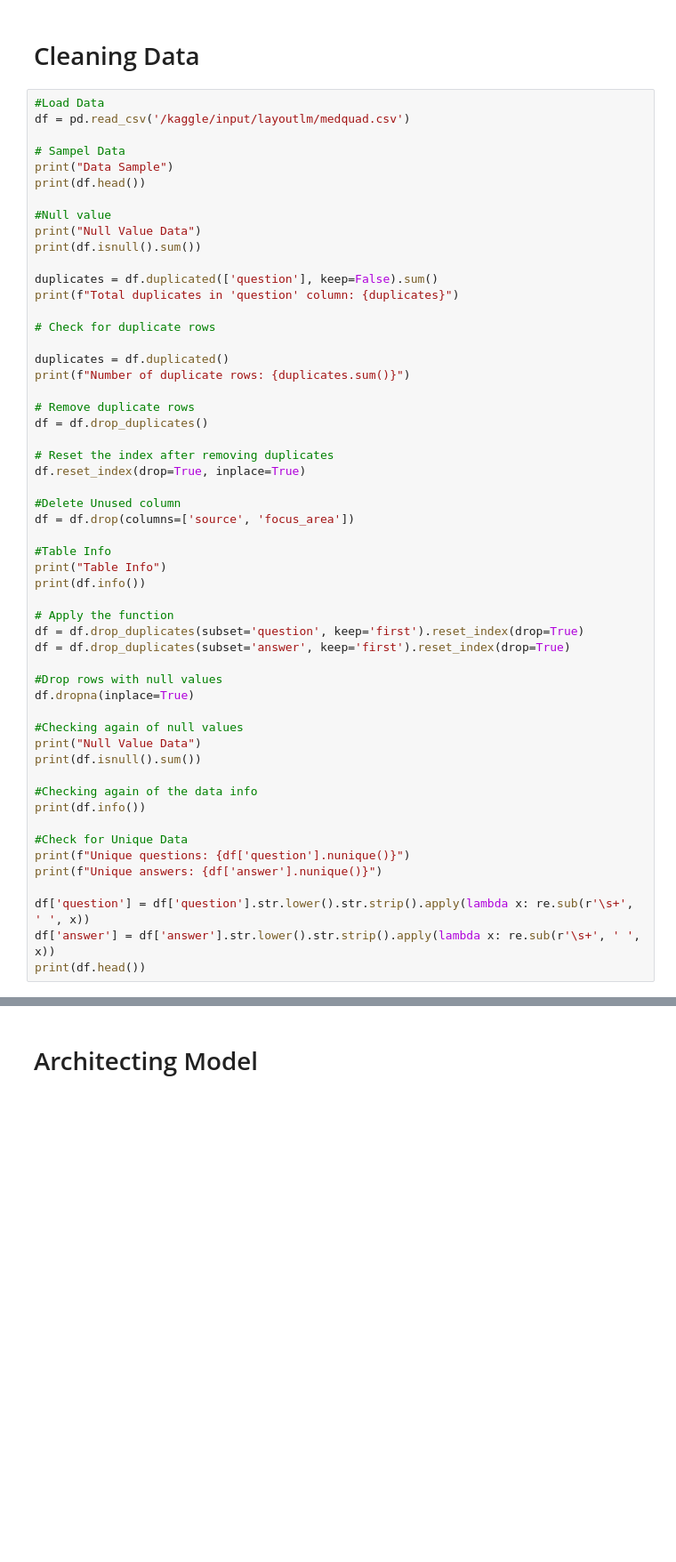
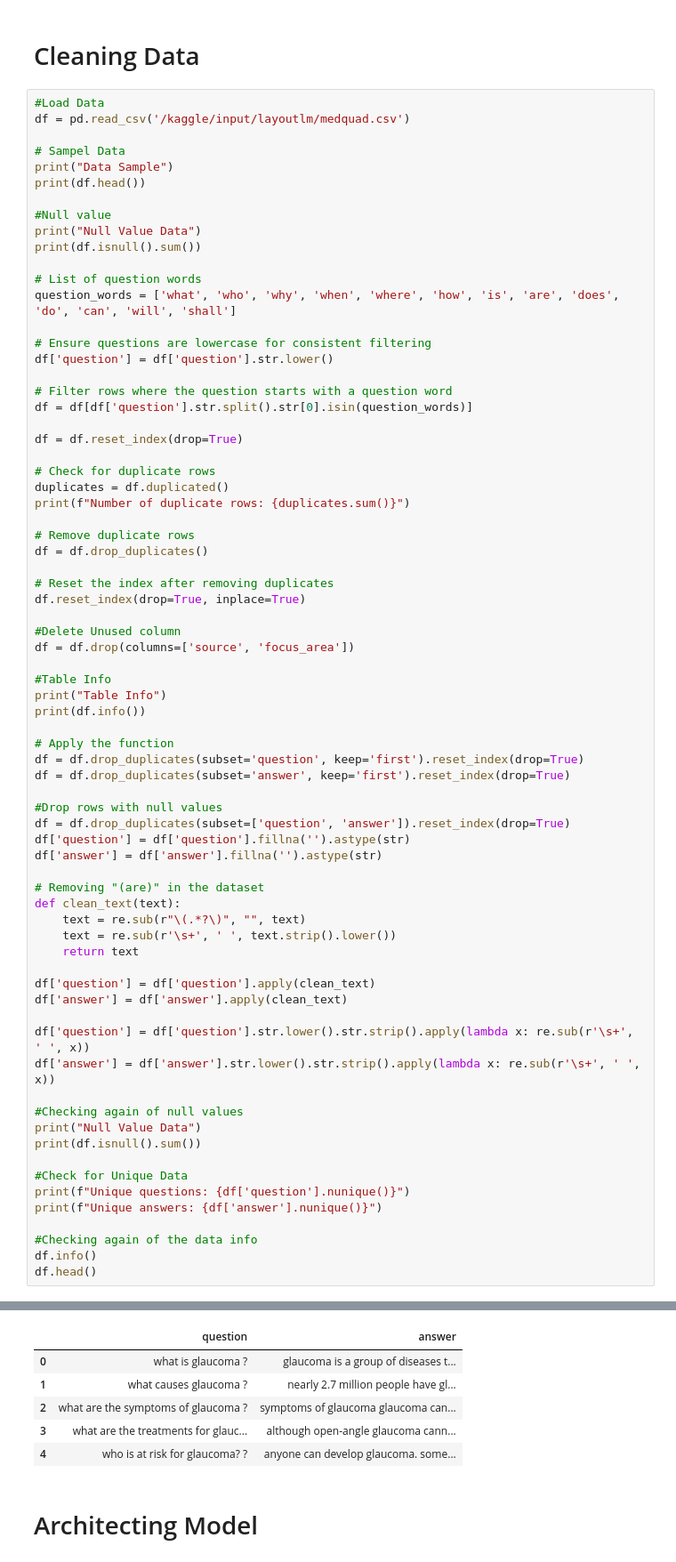
Before and after one commit to Capstone-Bangkit-Healthcare-Chatbot/Chatbot-bangkit, a Jupyter notebook: Testing Model/Testing using T5 base/chatbot-bangkit.ipynb, the cells around one changed output, grey strips where cells are left out. Shown: that part at 89% size. Saved outputs shown, nothing was run; the diff lists cells and outputs as text; blank space fills up the shorter version.

```diff
--- a/Testing Model/Testing using T5 base/chatbot-bangkit.ipynb
+++ b/Testing Model/Testing using T5 base/chatbot-bangkit.ipynb
@@ -39,11 +60,18 @@ print(df.head())
 print("Null Value Data")
 print(df.isnull().sum())
 
-duplicates = df.duplicated(['question'], keep=False).sum()
-print(f"Total duplicates in 'question' column: {duplicates}")
+# List of question words
+question_words = ['what', 'who', 'why', 'when', 'where', 'how', 'is', 'are', 'does', 'do', 'can', 'will', 'shall']
+
+# Ensure questions are lowercase for consistent filtering
+df['question'] = df['question'].str.lower()
+
+# Filter rows where the question starts with a question word
+df = df[df['question'].str.split().str[0].isin(question_words)]
+
+df = df.reset_index(drop=True)
 
 # Check for duplicate rows
-
 duplicates = df.duplicated()
 print(f"Number of duplicate rows: {duplicates.sum()}")
 
@@ -65,22 +93,33 @@ df = df.drop_duplicates(subset='question', keep='first').reset_index(drop=True)
 df = df.drop_duplicates(subset='answer', keep='first').reset_index(drop=True)
 
 #Drop rows with null values
-df.dropna(inplace=True)
+df = df.drop_duplicates(subset=['question', 'answer']).reset_index(drop=True)
+df['question'] = df['question'].fillna('').astype(str)
+df['answer'] = df['answer'].fillna('').astype(str)
+
+# Removing "(are)" in the dataset
+def clean_text(text):
+    text = re.sub(r"\(.*?\)", "", text)
+    text = re.sub(r'\s+', ' ', text.strip().lower())
+    return text
+
+df['question'] = df['question'].apply(clean_text)
+df['answer'] = df['answer'].apply(clean_text)
+
+df['question'] = df['question'].str.lower().str.strip().apply(lambda x: re.sub(r'\s+', ' ', x))
+df['answer'] = df['answer'].str.lower().str.strip().apply(lambda x: re.sub(r'\s+', ' ', x))
 
 #Checking again of null values
 print("Null Value Data")
 print(df.isnull().sum())
 
-#Checking again of the data info
-print(df.info())
-
 #Check for Unique Data
 print(f"Unique questions: {df['question'].nunique()}")
 print(f"Unique answers: {df['answer'].nunique()}")
 
-df['question'] = df['question'].str.lower().str.strip().apply(lambda x: re.sub(r'\s+', ' ', x))
-df['answer'] = df['answer'].str.lower().str.strip().apply(lambda x: re.sub(r'\s+', ' ', x))
-print(df.head())
+#Checking again of the data info
+df.info()
+df.head()
 # %% [output]
 Data Sample
                                  question  \
@@ -102,3 +141,9 @@ Data Sample
+|  | question | answer |
+| 0 | what is glaucoma ? | glaucoma is a group of diseases t... |
+| 1 | what causes glaucoma ? | nearly 2.7 million people have gl... |
+| 2 | what are the symptoms of glaucoma ? | symptoms of glaucoma glaucoma can... |
+| 3 | what are the treatments for glauc... | although open-angle glaucoma cann... |
+| 4 | who is at risk for glaucoma? ? | anyone can develop glaucoma. some... |
 # %% [markdown]
 # Architecting Model
 # %%
```
Also changed, not shown: parts of 10 cells of this notebook, 13 other files.
